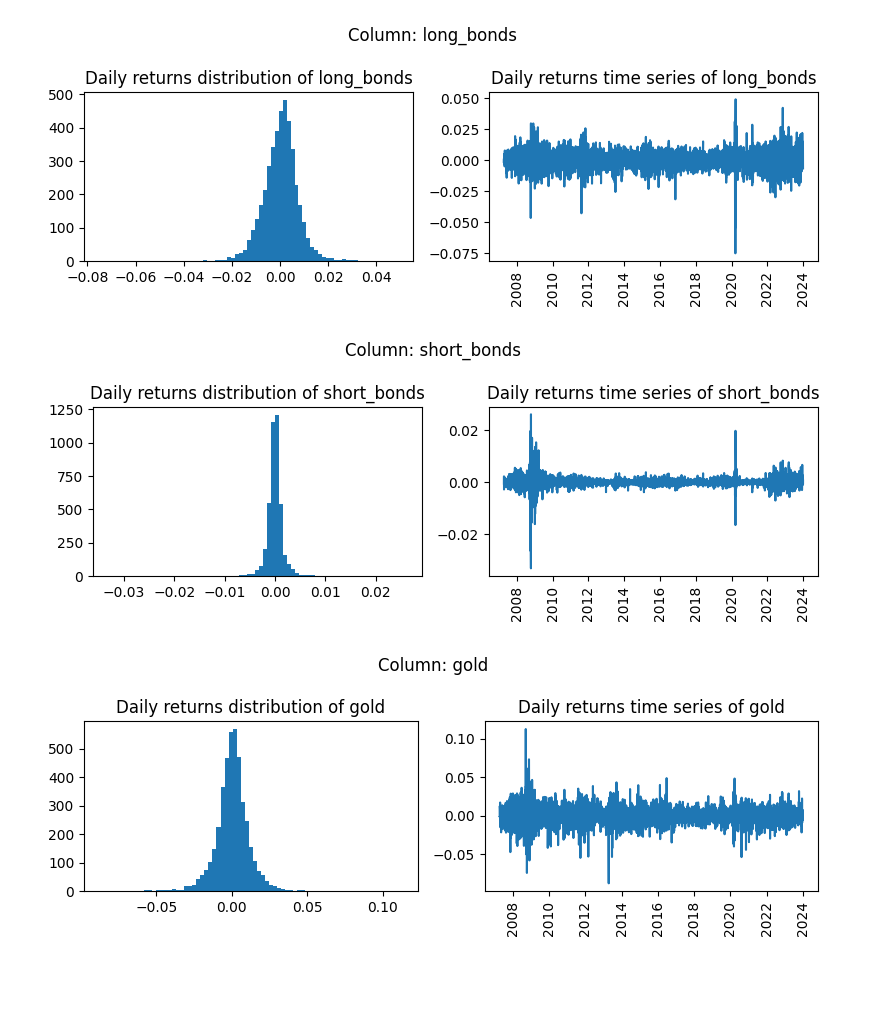
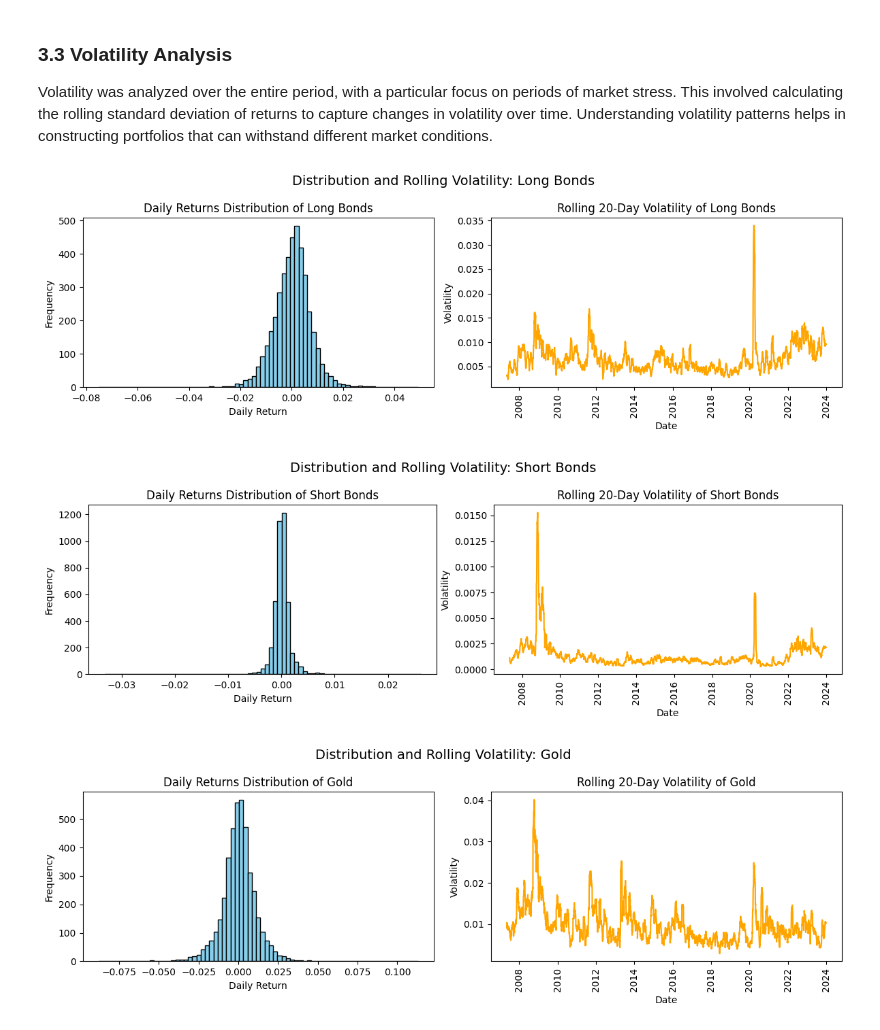
Before and after one commit to chomiczdawid/applied-finance, a Jupyter notebook: Modern Portfolio Theory/case_study.ipynb, the cells around one changed output. Cells and saved outputs as stored; diff of their text form; code cells hidden in the pictures; blank space fills up the shorter version.

```diff
--- a/Modern Portfolio Theory/case_study.ipynb
+++ b/Modern Portfolio Theory/case_study.ipynb
@@ -48,0 +27,3 @@ returns.head(2)
+# %%
+# get_stock_data(["SPY", "VB", "GLD", "BLV", "BSV"], ['long_bonds', 'short_bonds', 'gold', 'large_cap_stocks', 'small_cap_stocks'], "2007-04-10", "2024-01-01", filename="prices2")
+prices, returns = load_data()
@@ -69,6 +59,9 @@ Null hypothesis of normality is rejected.
+# %% [markdown]
+### 3.3 Volatility Analysis
+Volatility was analyzed over the entire period, with a particular focus on periods of market stress. This involved calculating the rolling standard deviation of returns to capture changes in volatility over time. Understanding volatility patterns helps in constructing portfolios that can withstand different market conditions.
 # %%
-daily_returns_dist_and_ts(returns)
+daily_returns_dist_and_rolling_volatility(returns)
 # %% [output]
-[figure, old version]
+[figure, new version]
-[figure, old version]
+[figure, new version]
-[figure, old version]
+[figure, new version]
```
Also changed, not shown: parts of 45 cells of this notebook, 1 other file.
